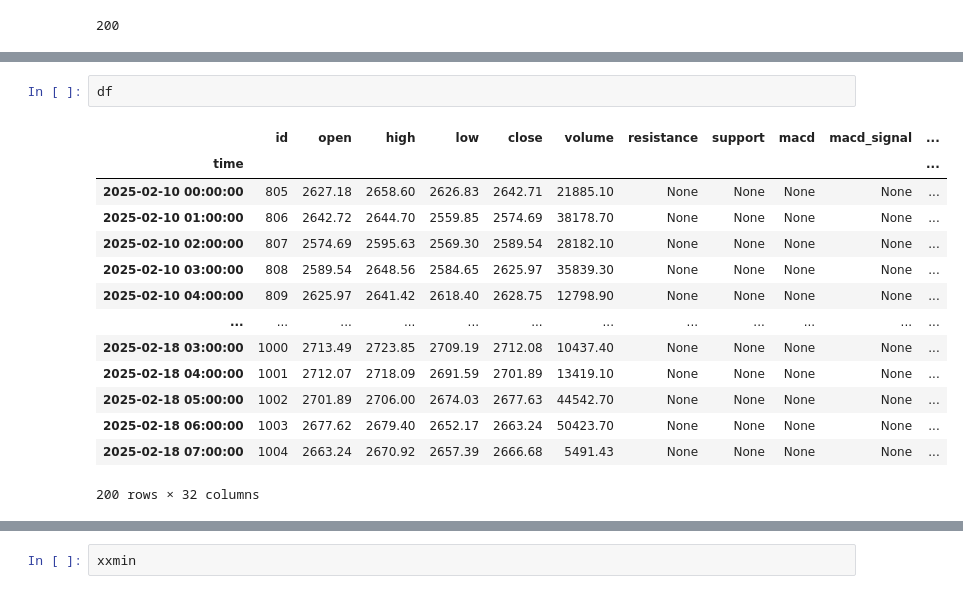
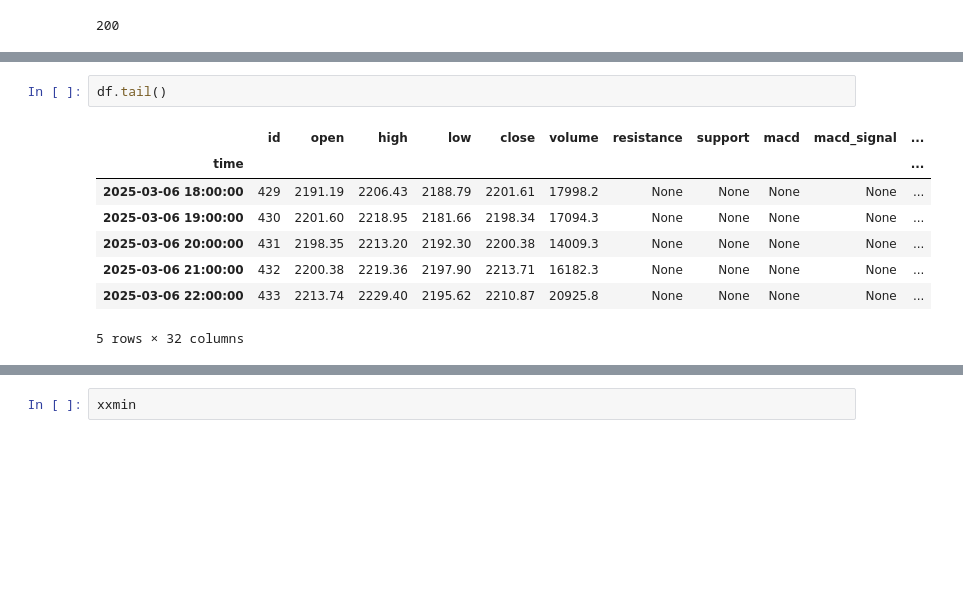
Before and after one commit to Generjet/binance_trader, a Jupyter notebook: crypto_chart_app/channell_trade.ipynb, the cells around one changed output, grey strips where cells are left out. Saved outputs shown, nothing was run; the diff lists cells and outputs as text; blank space fills up the shorter version.

```diff
--- a/crypto_chart_app/channell_trade.ipynb
+++ b/crypto_chart_app/channell_trade.ipynb
@@ -275,20 +297,14 @@ DatePicker(value=None, description='To', step=1)
 IntText(value=200, description='Window Size:')
 [interactive output not drawn]
 # %%
-df
+df.tail()
 # %% [output]
 |  | id | open | high | low | close | volume | resistance | support | macd | macd_signal | ... |
 | time |  |  |  |  |  |  |  |  |  |  | ... |
-| 2025-02-10 00:00:00 | 805 | 2627.18 | 2658.60 | 2626.83 | 2642.71 | 21885.10 | None | None | None | None | ... |
-| 2025-02-10 01:00:00 | 806 | 2642.72 | 2644.70 | 2559.85 | 2574.69 | 38178.70 | None | None | None | None | ... |
-| 2025-02-10 02:00:00 | 807 | 2574.69 | 2595.63 | 2569.30 | 2589.54 | 28182.10 | None | None | None | None | ... |
-| 2025-02-10 03:00:00 | 808 | 2589.54 | 2648.56 | 2584.65 | 2625.97 | 35839.30 | None | None | None | None | ... |
-| 2025-02-10 04:00:00 | 809 | 2625.97 | 2641.42 | 2618.40 | 2628.75 | 12798.90 | None | None | None | None | ... |
-| ... | ... | ... | ... | ... | ... | ... | ... | ... | ... | ... | ... |
-| 2025-02-18 03:00:00 | 1000 | 2713.49 | 2723.85 | 2709.19 | 2712.08 | 10437.40 | None | None | None | None | ... |
-| 2025-02-18 04:00:00 | 1001 | 2712.07 | 2718.09 | 2691.59 | 2701.89 | 13419.10 | None | None | None | None | ... |
-| 2025-02-18 05:00:00 | 1002 | 2701.89 | 2706.00 | 2674.03 | 2677.63 | 44542.70 | None | None | None | None | ... |
-| 2025-02-18 06:00:00 | 1003 | 2677.62 | 2679.40 | 2652.17 | 2663.24 | 50423.70 | None | None | None | None | ... |
-| 2025-02-18 07:00:00 | 1004 | 2663.24 | 2670.92 | 2657.39 | 2666.68 | 5491.43 | None | None | None | None | ... |
+| 2025-03-06 18:00:00 | 429 | 2191.19 | 2206.43 | 2188.79 | 2201.61 | 17998.2 | None | None | None | None | ... |
+| 2025-03-06 19:00:00 | 430 | 2201.60 | 2218.95 | 2181.66 | 2198.34 | 17094.3 | None | None | None | None | ... |
+| 2025-03-06 20:00:00 | 431 | 2198.35 | 2213.20 | 2192.30 | 2200.38 | 14009.3 | None | None | None | None | ... |
+| 2025-03-06 21:00:00 | 432 | 2200.38 | 2219.36 | 2197.90 | 2213.71 | 16182.3 | None | None | None | None | ... |
+| 2025-03-06 22:00:00 | 433 | 2213.74 | 2229.40 | 2195.62 | 2210.87 | 20925.8 | None | None | None | None | ... |
-200 rows × 32 columns
+5 rows × 32 columns
 # %%
```
Also changed, not shown: parts of 6 cells of this notebook.
